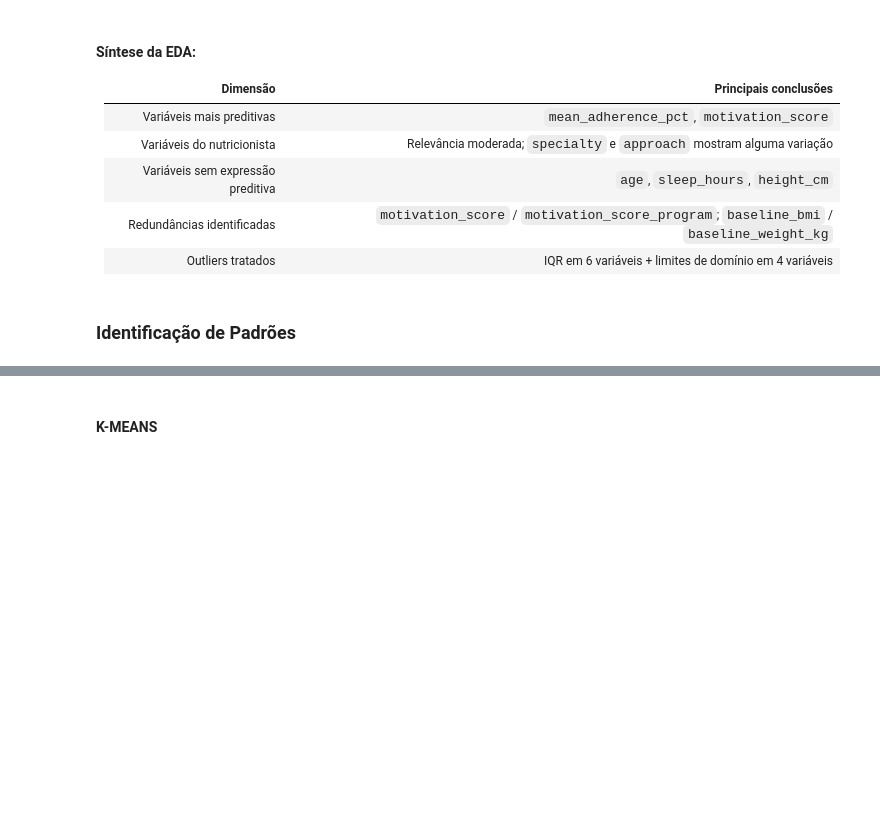
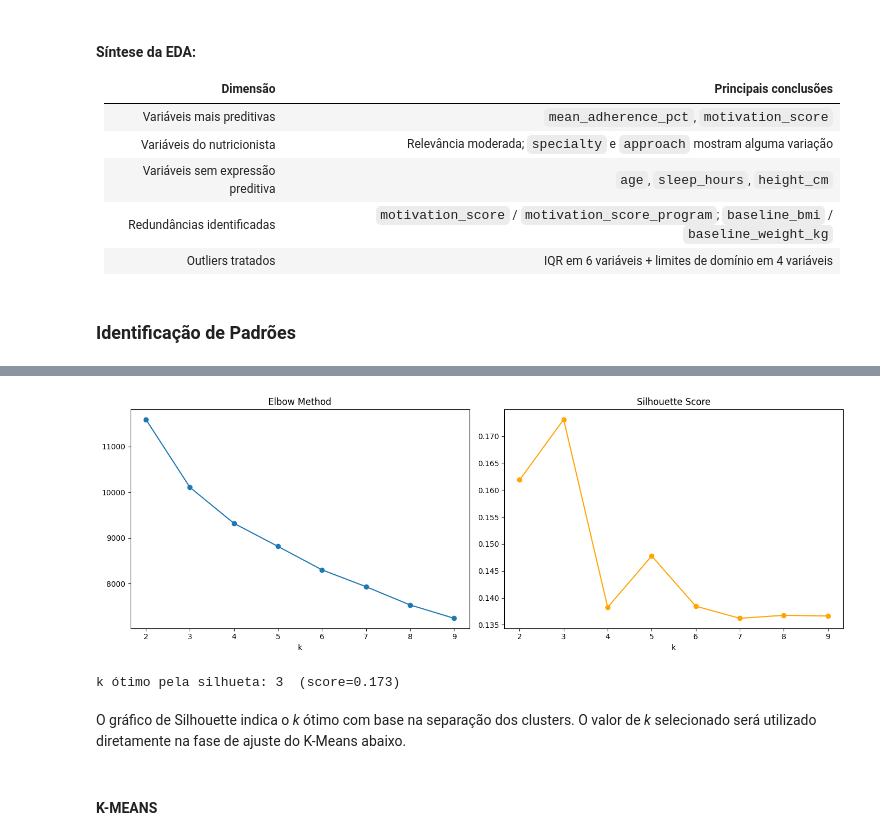
Before and after one commit to goncalolibanio/Projeto-IACD-2025-2026, a Jupyter notebook: analysis.ipynb, the cells around one changed output, grey strips where cells are left out. Drawn from its saved outputs; the diff is of its cells as text; code cells hidden in the pictures; blank space fills up the shorter version.

Commit message:
Clustering finalmente corrigido.

```diff
--- a/analysis.ipynb
+++ b/analysis.ipynb
@@ -170,9 +170,25 @@ Os scatter plots permitem tirar as seguintes conclusões:
 from sklearn.preprocessing import StandardScaler
 import pandas as pd
 
+# Extração do mês a partir de patients.csv (record_created_at foi removido no processamento)
+patients_raw = pd.read_csv("data/patients.csv")
+patients_raw['month'] = pd.to_datetime(patients_raw['record_created_at']).dt.month
+df = df.merge(patients_raw[['patient_id', 'month']], on='patient_id', how='left')
+df['cold_month'] = df['month'].isin([11, 12, 1, 2]).astype(int)
 
-cluster_df = df.drop(columns=['weight_change_kg_6m', 'motivation_score_program', 'baseline_weight_kg'])
-cluster_df = pd.get_dummies(cluster_df)  # encode categoricals
+# Apenas features comportamentais/numéricas para clustering
+behavioral_features = [
+    'mean_adherence_pct',
+    'motivation_score',
+    'age',
+    'baseline_bmi',
+    'sleep_hours',
+    'years_experience',
+    'cold_month'
+]
+
+cluster_df = df[behavioral_features].copy()
 
 scaler = StandardScaler()
 X_scaled = scaler.fit_transform(cluster_df)
+print(f"Shape final para clustering: {cluster_df.shape}")
@@ -181,24 +203,32 @@ X_scaled = scaler.fit_transform(cluster_df)
 # %%
 from sklearn.cluster import KMeans
 from sklearn.metrics import silhouette_score
 import matplotlib.pyplot as plt
 
 inertias = []
 sil_scores = []
 K_range = range(2, 10)
 
 for k in K_range:
     km = KMeans(n_clusters=k, random_state=42, n_init=10)
-    labels = km.fit_predict(Xscaled)
-    inertias.append(km.inertia)
+    labels = km.fit_predict(X_scaled)
+    inertias.append(km.inertia_)
     sil_scores.append(silhouette_score(X_scaled, labels))
 
 fig, axes = plt.subplots(1, 2, figsize=(14, 5))
 axes[0].plot(K_range, inertias, marker='o')
 axes[0].set_title('Elbow Method'); axes[0].set_xlabel('k')
 axes[1].plot(K_range, sil_scores, marker='o', color='orange')
 axes[1].set_title('Silhouette Score'); axes[1].set_xlabel('k')
 plt.tight_layout(); plt.show()
+
+k_best = int(np.argmax(sil_scores)) + 2
+print(f"k ótimo pela silhueta: {k_best}  (score={max(sil_scores):.3f})")
+# %% [output]
+[figure, added]
+k ótimo pela silhueta: 3  (score=0.173)
+# %% [markdown]
+O gráfico de Silhouette indica o *k* ótimo com base na separação dos clusters. O valor de *k* selecionado será utilizado diretamente na fase de ajuste do K-Means abaixo.
 # %% [markdown]
 #### **K-MEANS**
 # %%
```
Also changed, not shown: parts of 5 cells of this notebook, 1 other file.
